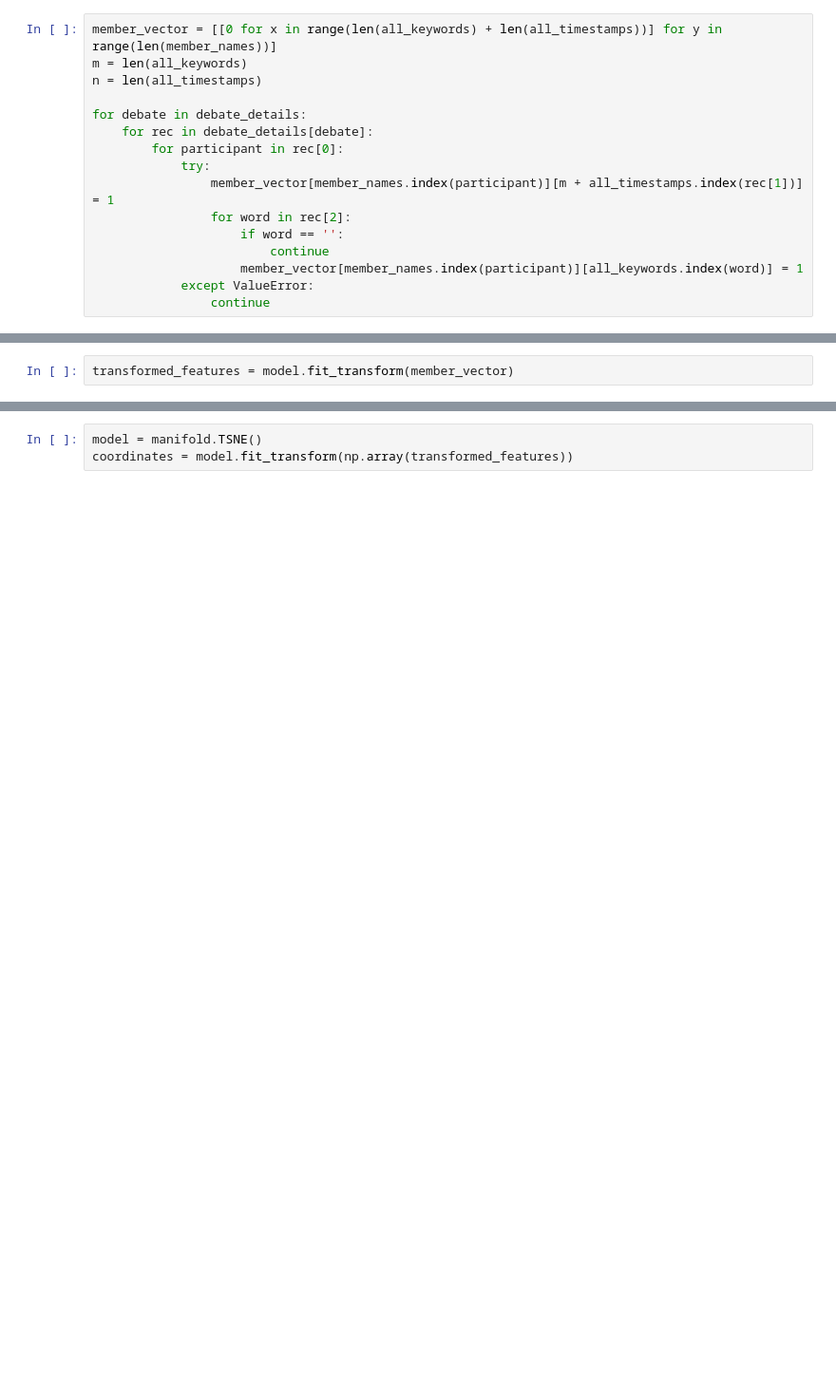
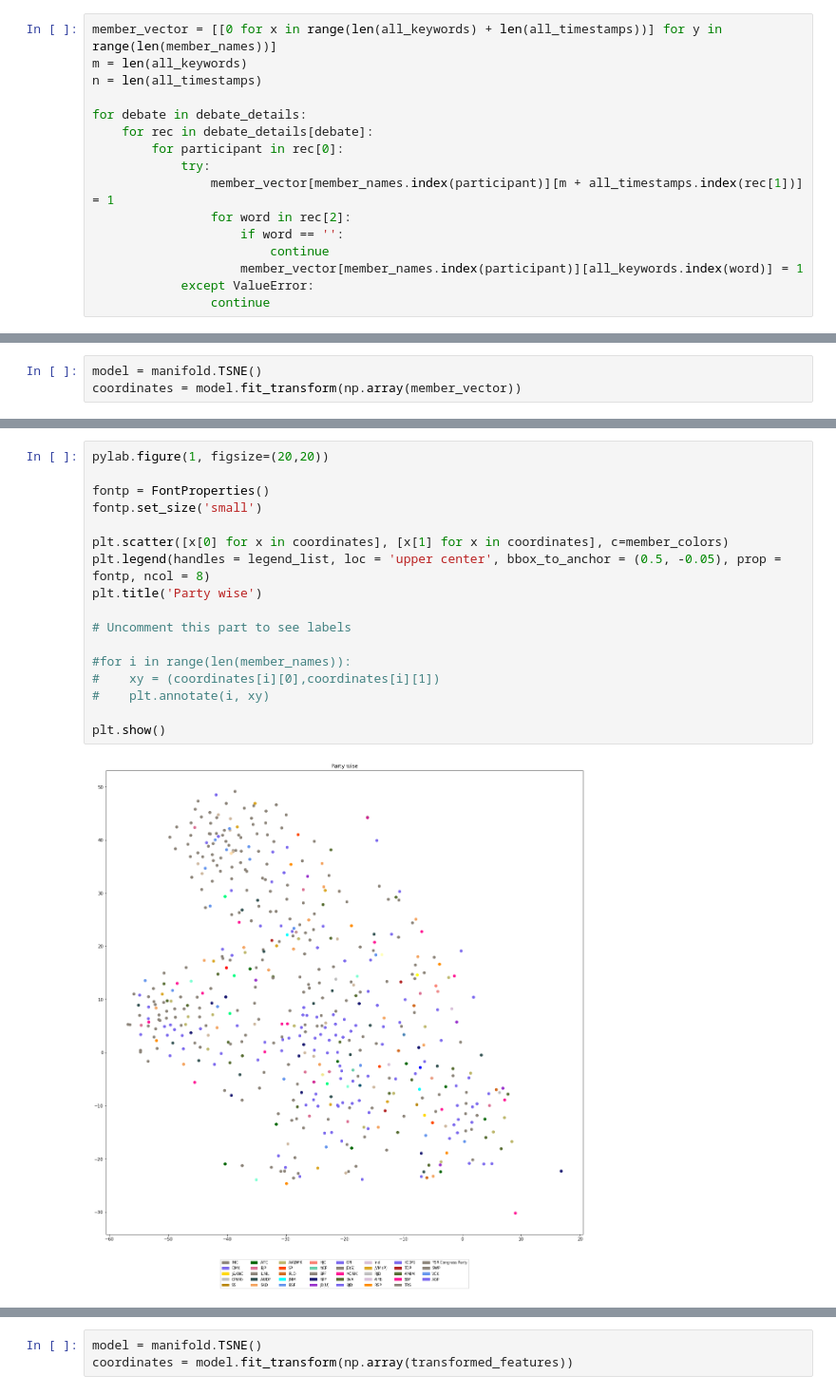
Before and after one commit to aditimavalankar/elec-pred, a Jupyter notebook: Code/Visualizing features with tSNE.ipynb, the cells around one changed output, grey strips where cells are left out. Shown at 95% size. Drawn from its saved outputs; the diff is of its cells as text; blank space fills up the shorter version.

```diff
--- a/Code/Visualizing features with tSNE.ipynb
+++ b/Code/Visualizing features with tSNE.ipynb
@@ -368,2 +409,3 @@ model = TruncatedSVD(n_components=50, n_iter=7, random_state=42)
 # %%
-transformed_features = model.fit_transform(member_vector)
+model = manifold.TSNE()
+coordinates = model.fit_transform(np.array(member_vector))
@@ -369,0 +427,19 @@ transformed_features = model.fit_transform(member_vector)
+# %%
+pylab.figure(1, figsize=(20,20))
+
+fontp = FontProperties()
+fontp.set_size('small')
+
+plt.scatter([x[0] for x in coordinates], [x[1] for x in coordinates], c=member_colors)
+plt.legend(handles = legend_list, loc = 'upper center', bbox_to_anchor = (0.5, -0.05), prop = fontp, ncol = 8)
+plt.title('Party wise')
+
+# Uncomment this part to see labels
+
+#for i in range(len(member_names)):
+#    xy = (coordinates[i][0],coordinates[i][1])
+#    plt.annotate(i, xy)
+
+plt.show()
+# %% [output]
+[figure, added]
```
Also changed, not shown: parts of 13 cells of this notebook.
